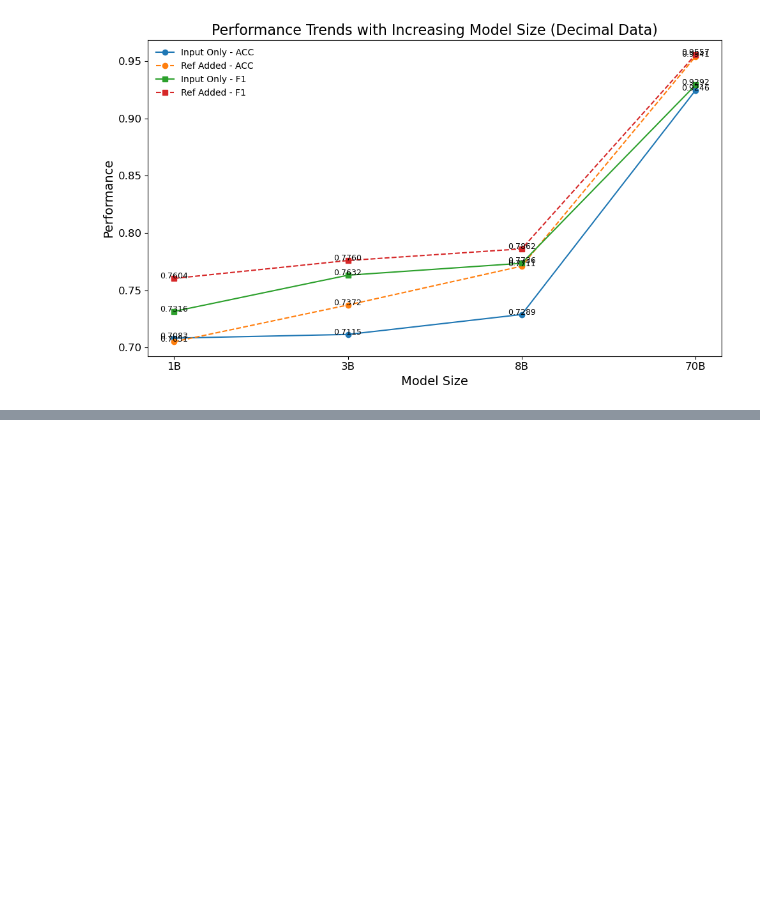
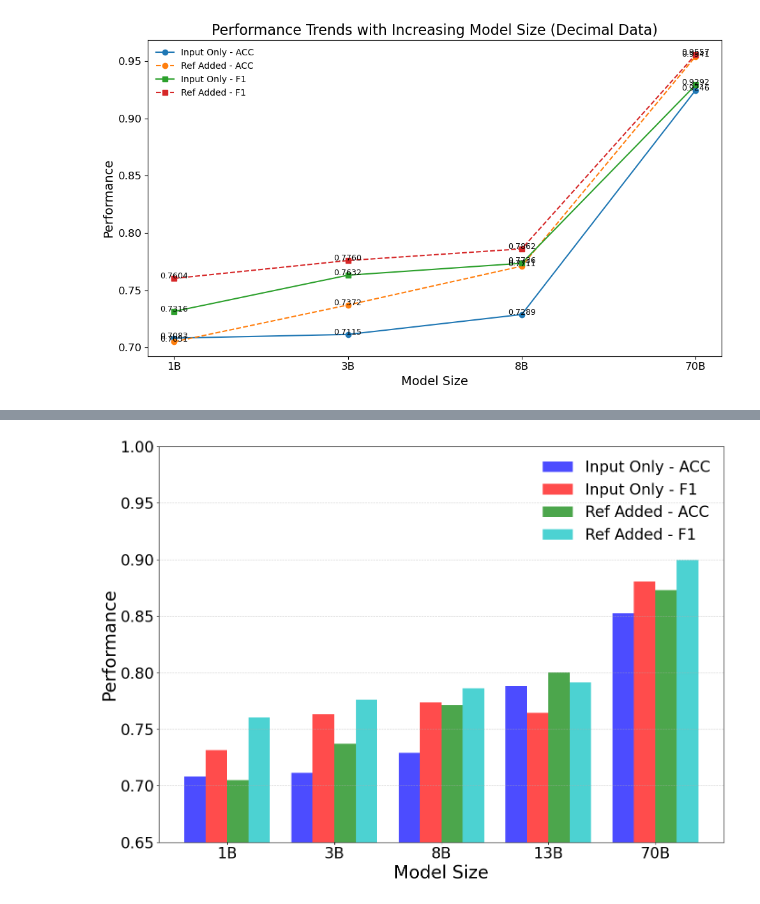
Before and after one commit to changhu73/Internal_states_leakage, a Jupyter notebook: copyright_newVersion/scripts/graphs/data_visualization.ipynb, the cells around one changed output, grey strips where cells are left out. Saved outputs shown, nothing was run; the diff lists cells and outputs as text; code cells hidden in the pictures; blank space fills up the shorter version.

```diff
--- a/copyright_newVersion/scripts/graphs/data_visualization.ipynb
+++ b/copyright_newVersion/scripts/graphs/data_visualization.ipynb
@@ -75,0 +81,52 @@ plt.show()
+# %%
+import matplotlib.pyplot as plt
+import numpy as np
+
+# Data
+models = ['1B', '3B', '8B', '13B', '70B']
+input_only_acc = [0.7083, 0.7115, 0.7289, 0.7883, 0.8524]  # ACC data in decimals
+input_only_f1 = [0.7316, 0.7632, 0.7736, 0.7644, 0.8807]  # F1 data in decimals
+ref_added_acc = [0.7051, 0.7372, 0.7711, 0.8003, 0.8729]
+ref_added_f1 = [0.7604, 0.7760, 0.7862, 0.7915, 0.8994]
+
+# Use a more appropriate x range for the model sizes
+x = np.arange(len(models))  # X-axis positions for the models
+bar_width = 0.2  # Width of each bar
+
+# Plotting
+plt.figure(figsize=(14, 10))  # Increase figure size further
+
+# Plot bars for each metric
+plt.bar(x - 1.5 * bar_width, input_only_acc, bar_width, label='Input Only - ACC', color='b', alpha=0.7)
+plt.bar(x - 0.5 * bar_width, input_only_f1, bar_width, label='Input Only - F1', color='r', alpha=0.7)
+plt.bar(x + 0.5 * bar_width, ref_added_acc, bar_width, label='Ref Added - ACC', color='g', alpha=0.7)
+plt.bar(x + 1.5 * bar_width, ref_added_f1, bar_width, label='Ref Added - F1', color='c', alpha=0.7)
+
+# Adding labels and title
+plt.xticks(x, models, fontsize=24)  # Custom x-ticks with larger font size
+plt.yticks(fontsize=24)  # Increase y-tick font size
+plt.xlabel('Model Size', fontsize=28)  # Larger x-axis label font size
+plt.ylabel('Performance', fontsize=28)  # Larger y-axis label font size
+
+# Set the title at the bottom
+# plt.suptitle('Effect of Model Size', fontsize=30, y=-0.01)  # Main title at the bottom
+
+# Add grid
+plt.grid(True, axis='y', linestyle='--', alpha=0.6)  # Add horizontal grid with dashed lines and transparency
+
+# Customizing legend without a border
+plt.legend(frameon=False, fontsize=24)  # Larger legend font size
+
+# Truncate y-axis from 0.6 to 1.0
+plt.ylim(0.65, 1.0)  # Set y-axis range from 0.6 to 1.0
+
+# Add a tilde (~) at y=0.6 to indicate truncation
+ax = plt.gca()  # Get current axis
+# ax.axhline(0.65, color='black', linestyle='--', linewidth=1.5)  # Draw a horizontal line at y=0.6
+ax.text(0.05, 0.66, '', fontsize=30, color='black', verticalalignment='bottom')  # Add tilde at y=0.6
+
+# Display the plot
+plt.tight_layout()
+plt.show()
+# %% [output]
+[figure, added]
```
Also changed, not shown: parts of 1 cell of this notebook, 12 other files.
